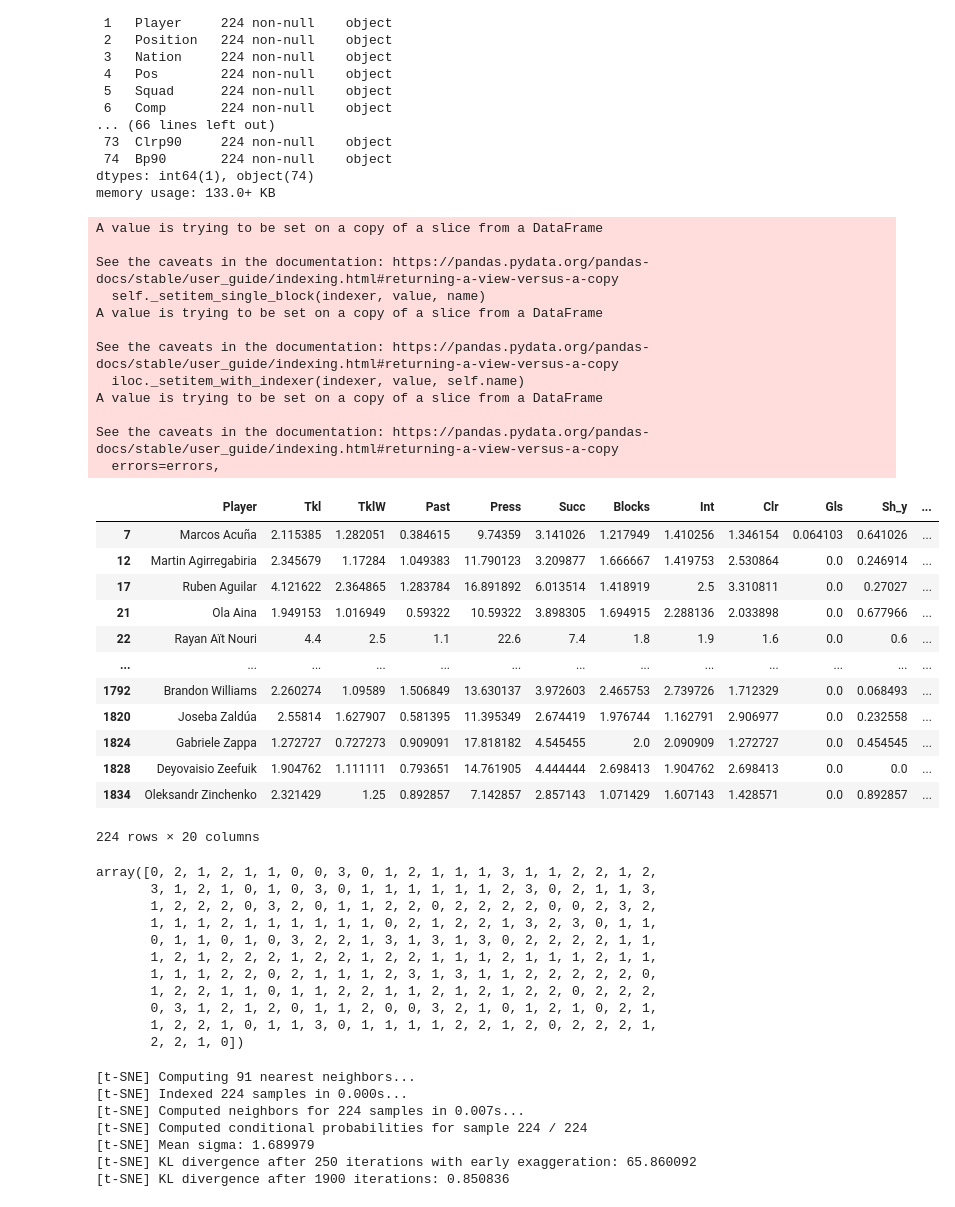
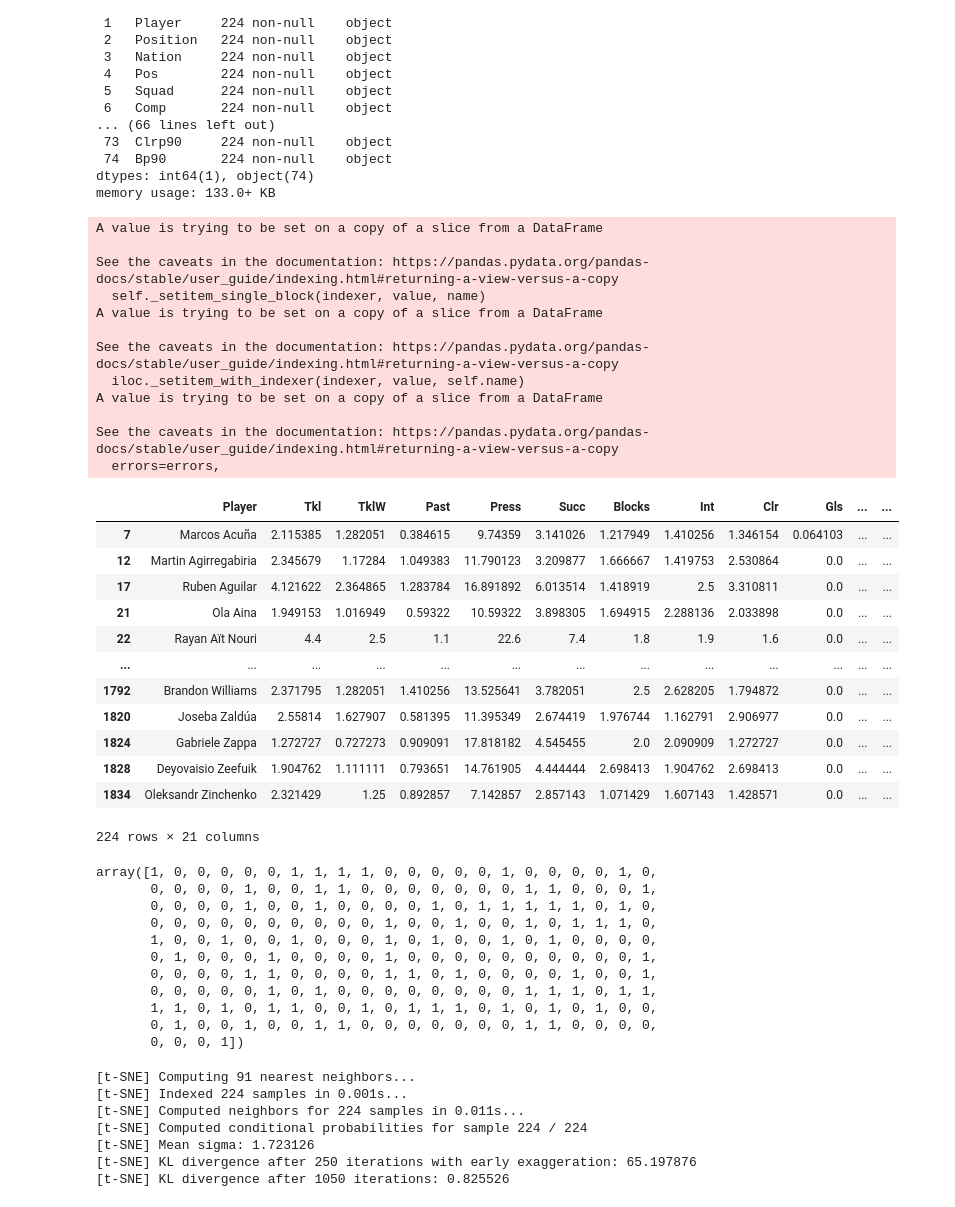
Before and after one commit to sm823zw/Football-Data-Analysis-and-Viz, a Jupyter notebook: defensive actions.ipynb, the cells around one changed output. Drawn from its saved outputs; the diff is of its cells as text; code cells hidden in the pictures.

```diff
--- a/defensive actions.ipynb
+++ b/defensive actions.ipynb
@@ -309,37 +309,37 @@ Data columns (total 75 columns):
 dtypes: int64(1), object(74)
 memory usage: 133.0+ KB
 # %%
-new_data = data[['Player', '90s', 'Tkl', 'TklW', 'Past', 'Press', 'Succ', 'Blocks', 'Int', 'Clr', 'Gls', 'Sh_y', 'SoT', 'xG', 'PrgDist', 'Ast', 'xA', '1/3', 'PPA', 'CrsPA', 'Prog']]
+new_data = data[['Player', '90s', 'Tkl', 'TklW', 'Past', 'Press', 'Succ', 'Blocks', 'Int', 'Clr', 'Gls', 'Sh_y', 'SoT', 'xG', 'PrgDist', 'Ast', 'xA', 'KP', '1/3', 'PPA', 'CrsPA', 'Prog']]
 new_data.iloc[:, 2:] = new_data.iloc[:, 2:].div(new_data['90s'], axis=0)
 new_data.drop(columns=['90s'], inplace=True)
 new_data = new_data.drop_duplicates(subset='Player')
 new_data
 # %% [output]
 A value is trying to be set on a copy of a slice from a DataFrame
 
 See the caveats in the documentation: https://pandas.pydata.org/pandas-docs/stable/user_guide/indexing.html#returning-a-view-versus-a-copy
   self._setitem_single_block(indexer, value, name)
 A value is trying to be set on a copy of a slice from a DataFrame
 
 See the caveats in the documentation: https://pandas.pydata.org/pandas-docs/stable/user_guide/indexing.html#returning-a-view-versus-a-copy
   iloc._setitem_with_indexer(indexer, value, self.name)
 A value is trying to be set on a copy of a slice from a DataFrame
 
 See the caveats in the documentation: https://pandas.pydata.org/pandas-docs/stable/user_guide/indexing.html#returning-a-view-versus-a-copy
   errors=errors,
-|  | Player | Tkl | TklW | Past | Press | Succ | Blocks | Int | Clr | Gls | Sh_y | ... |
-| 7 | Marcos Acuña | 2.115385 | 1.282051 | 0.384615 | 9.74359 | 3.141026 | 1.217949 | 1.410256 | 1.346154 | 0.064103 | 0.641026 | ... |
-| 12 | Martin Agirregabiria | 2.345679 | 1.17284 | 1.049383 | 11.790123 | 3.209877 | 1.666667 | 1.419753 | 2.530864 | 0.0 | 0.246914 | ... |
-| 17 | Ruben Aguilar | 4.121622 | 2.364865 | 1.283784 | 16.891892 | 6.013514 | 1.418919 | 2.5 | 3.310811 | 0.0 | 0.27027 | ... |
-| 21 | Ola Aina | 1.949153 | 1.016949 | 0.59322 | 10.59322 | 3.898305 | 1.694915 | 2.288136 | 2.033898 | 0.0 | 0.677966 | ... |
-| 22 | Rayan Aït Nouri | 4.4 | 2.5 | 1.1 | 22.6 | 7.4 | 1.8 | 1.9 | 1.6 | 0.0 | 0.6 | ... |
+|  | Player | Tkl | TklW | Past | Press | Succ | Blocks | Int | Clr | Gls | ... | ... |
+| 7 | Marcos Acuña | 2.115385 | 1.282051 | 0.384615 | 9.74359 | 3.141026 | 1.217949 | 1.410256 | 1.346154 | 0.064103 | ... | ... |
+| 12 | Martin Agirregabiria | 2.345679 | 1.17284 | 1.049383 | 11.790123 | 3.209877 | 1.666667 | 1.419753 | 2.530864 | 0.0 | ... | ... |
+| 17 | Ruben Aguilar | 4.121622 | 2.364865 | 1.283784 | 16.891892 | 6.013514 | 1.418919 | 2.5 | 3.310811 | 0.0 | ... | ... |
+| 21 | Ola Aina | 1.949153 | 1.016949 | 0.59322 | 10.59322 | 3.898305 | 1.694915 | 2.288136 | 2.033898 | 0.0 | ... | ... |
+| 22 | Rayan Aït Nouri | 4.4 | 2.5 | 1.1 | 22.6 | 7.4 | 1.8 | 1.9 | 1.6 | 0.0 | ... | ... |
 | ... | ... | ... | ... | ... | ... | ... | ... | ... | ... | ... | ... | ... |
-| 1792 | Brandon Williams | 2.260274 | 1.09589 | 1.506849 | 13.630137 | 3.972603 | 2.465753 | 2.739726 | 1.712329 | 0.0 | 0.068493 | ... |
-| 1820 | Joseba Zaldúa | 2.55814 | 1.627907 | 0.581395 | 11.395349 | 2.674419 | 1.976744 | 1.162791 | 2.906977 | 0.0 | 0.232558 | ... |
-| 1824 | Gabriele Zappa | 1.272727 | 0.727273 | 0.909091 | 17.818182 | 4.545455 | 2.0 | 2.090909 | 1.272727 | 0.0 | 0.454545 | ... |
-| 1828 | Deyovaisio Zeefuik | 1.904762 | 1.111111 | 0.793651 | 14.761905 | 4.444444 | 2.698413 | 1.904762 | 2.698413 | 0.0 | 0.0 | ... |
-| 1834 | Oleksandr Zinchenko | 2.321429 | 1.25 | 0.892857 | 7.142857 | 2.857143 | 1.071429 | 1.607143 | 1.428571 | 0.0 | 0.892857 | ... |
+| 1792 | Brandon Williams | 2.371795 | 1.282051 | 1.410256 | 13.525641 | 3.782051 | 2.5 | 2.628205 | 1.794872 | 0.0 | ... | ... |
+| 1820 | Joseba Zaldúa | 2.55814 | 1.627907 | 0.581395 | 11.395349 | 2.674419 | 1.976744 | 1.162791 | 2.906977 | 0.0 | ... | ... |
+| 1824 | Gabriele Zappa | 1.272727 | 0.727273 | 0.909091 | 17.818182 | 4.545455 | 2.0 | 2.090909 | 1.272727 | 0.0 | ... | ... |
+| 1828 | Deyovaisio Zeefuik | 1.904762 | 1.111111 | 0.793651 | 14.761905 | 4.444444 | 2.698413 | 1.904762 | 2.698413 | 0.0 | ... | ... |
+| 1834 | Oleksandr Zinchenko | 2.321429 | 1.25 | 0.892857 | 7.142857 | 2.857143 | 1.071429 | 1.607143 | 1.428571 | 0.0 | ... | ... |
-224 rows × 20 columns
+224 rows × 21 columns
 # %%
 from sklearn.cluster import KMeans
 from sklearn.manifold import TSNE
@@ -349,33 +349,33 @@ x = new_data.iloc[:, 1:].astype(float)
 x = np.array(x)
 x = (x - np.mean(x, axis=0))/np.std(x, axis=0)
 # %%
-n_cluster = 4
+n_cluster = 2
 kmeans = KMeans(n_clusters=n_cluster, max_iter=2000).fit(x)
 y = kmeans.labels_
 y
 # %% [output]
-array([0, 2, 1, 2, 1, 1, 0, 0, 3, 0, 1, 2, 1, 1, 1, 3, 1, 1, 2, 2, 1, 2,
-       3, 1, 2, 1, 0, 1, 0, 3, 0, 1, 1, 1, 1, 1, 1, 2, 3, 0, 2, 1, 1, 3,
-       1, 2, 2, 2, 0, 3, 2, 0, 1, 1, 2, 2, 0, 2, 2, 2, 2, 0, 0, 2, 3, 2,
-       1, 1, 1, 2, 1, 1, 1, 1, 1, 1, 0, 2, 1, 2, 2, 1, 3, 2, 3, 0, 1, 1,
-       0, 1, 1, 0, 1, 0, 3, 2, 2, 1, 3, 1, 3, 1, 3, 0, 2, 2, 2, 2, 1, 1,
-       1, 2, 1, 2, 2, 2, 1, 2, 2, 1, 2, 2, 1, 1, 1, 2, 1, 1, 1, 2, 1, 1,
-       1, 1, 1, 2, 2, 0, 2, 1, 1, 1, 2, 3, 1, 3, 1, 1, 2, 2, 2, 2, 2, 0,
-       1, 2, 2, 1, 1, 0, 1, 1, 2, 2, 1, 1, 2, 1, 2, 1, 2, 2, 0, 2, 2, 2,
-       0, 3, 1, 2, 1, 2, 0, 1, 1, 2, 0, 0, 3, 2, 1, 0, 1, 2, 1, 0, 2, 1,
-       1, 2, 2, 1, 0, 1, 1, 3, 0, 1, 1, 1, 1, 2, 2, 1, 2, 0, 2, 2, 2, 1,
-       2, 2, 1, 0])
+array([1, 0, 0, 0, 0, 0, 1, 1, 1, 1, 0, 0, 0, 0, 0, 1, 0, 0, 0, 0, 1, 0,
+       0, 0, 0, 0, 1, 0, 0, 1, 1, 0, 0, 0, 0, 0, 0, 0, 1, 1, 0, 0, 0, 1,
+       0, 0, 0, 0, 1, 0, 0, 1, 0, 0, 0, 0, 1, 0, 1, 1, 1, 1, 1, 0, 1, 0,
+       0, 0, 0, 0, 0, 0, 0, 0, 0, 0, 1, 0, 0, 1, 0, 0, 1, 0, 1, 1, 1, 0,
+       1, 0, 0, 1, 0, 0, 1, 0, 0, 0, 1, 0, 1, 0, 0, 1, 0, 1, 0, 0, 0, 0,
+       0, 1, 0, 0, 0, 1, 0, 0, 0, 0, 1, 0, 0, 0, 0, 0, 0, 0, 0, 0, 0, 1,
+       0, 0, 0, 0, 1, 1, 0, 0, 0, 0, 1, 1, 0, 1, 0, 0, 0, 0, 1, 0, 0, 1,
+       0, 0, 0, 0, 0, 1, 0, 1, 0, 0, 0, 0, 0, 0, 0, 0, 1, 1, 1, 0, 1, 1,
+       1, 1, 0, 1, 0, 1, 1, 0, 0, 1, 0, 1, 1, 1, 0, 1, 0, 1, 0, 1, 0, 0,
+       0, 1, 0, 0, 1, 0, 0, 1, 1, 0, 0, 0, 0, 0, 0, 0, 1, 1, 0, 0, 0, 0,
+       0, 0, 0, 1])
 # %%
 tsne = TSNE(n_components=2, verbose=1, n_iter=5000)
 z = tsne.fit_transform(x)
 # %% [output]
 [t-SNE] Computing 91 nearest neighbors...
-[t-SNE] Indexed 224 samples in 0.000s...
-[t-SNE] Computed neighbors for 224 samples in 0.007s...
+[t-SNE] Indexed 224 samples in 0.001s...
+[t-SNE] Computed neighbors for 224 samples in 0.011s...
 [t-SNE] Computed conditional probabilities for sample 224 / 224
-[t-SNE] Mean sigma: 1.689979
-[t-SNE] KL divergence after 250 iterations with early exaggeration: 65.860092
-[t-SNE] KL divergence after 1900 iterations: 0.850836
+[t-SNE] Mean sigma: 1.723126
+[t-SNE] KL divergence after 250 iterations with early exaggeration: 65.197876
+[t-SNE] KL divergence after 1050 iterations: 0.825526
 # %%
 data = pd.DataFrame()
 data['Player'] = new_data['Player']
```
Also changed, not shown: parts of 14 cells of this notebook, 6 other files.
